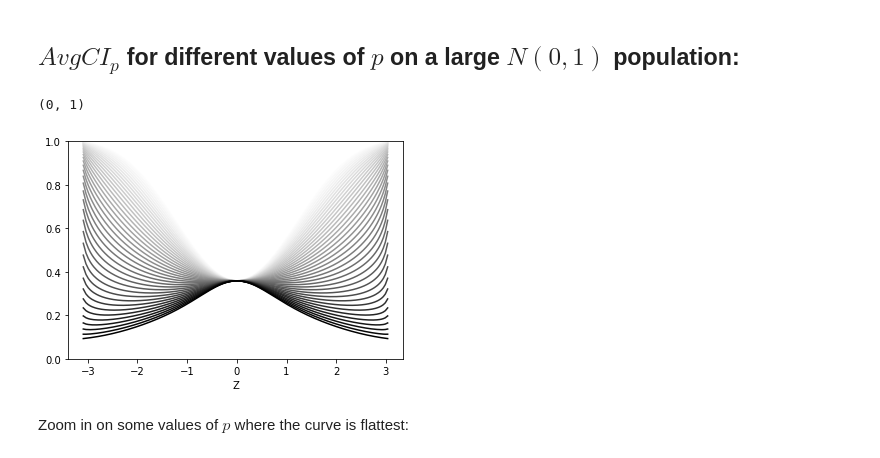
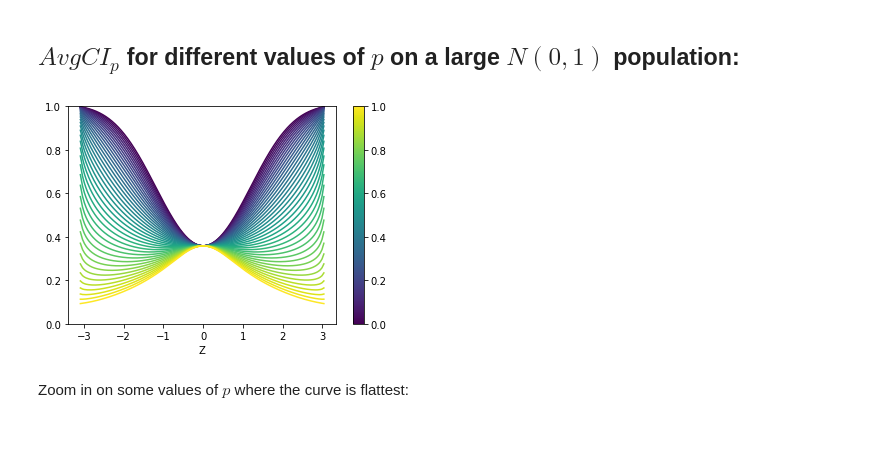
Before and after one commit to thomaskeefe/sigclust, a Jupyter notebook: average_k_means.ipynb, the cells around one changed output. Drawn from its saved outputs; the diff is of its cells as text; code cells hidden in the pictures.

```diff
--- a/average_k_means.ipynb
+++ b/average_k_means.ipynb
@@ -215,11 +222,11 @@ resultsZ.head()
 ## $Avg CI_p$ for different values of $p$ on a large $N(0,1)$ population:
 # %%
 fig, ax = plt.subplots()
-im = resultsZ.iloc[:-1, :].plot(kind='line', colormap='Greys', legend=False, ax=ax)
-ax.set_ylim(0, 1)
+im = resultsZ.iloc[:-1, :].plot(kind='line', colormap='viridis', legend=False, ax=ax)
+fig.colorbar(mpl.cm.ScalarMappable(norm=mpl.colors.Normalize(vmin=0, vmax=1), cmap='viridis'))
+ax.set_ylim(0, 1);
 # %% [output]
-(0, 1)
-[figure, old version]
+[figure, new version]
 # %% [markdown]
 Zoom in on some values of $p$ where the curve is flattest:
 # %%
```
Also changed, not shown: parts of 121 cells of this notebook, 3 other files.
